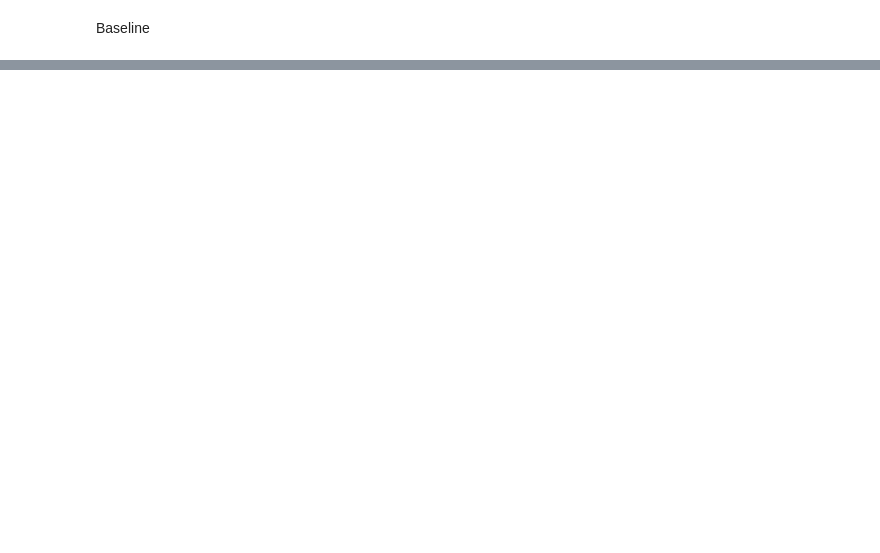
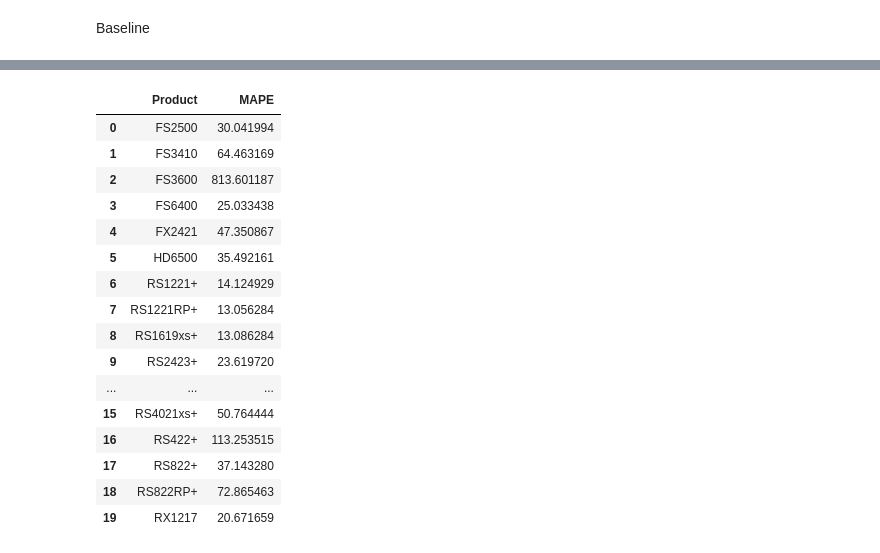
Before and after one commit to tonychu805/syno_bi, a Jupyter notebook: notebook/01_svr_rm_forecast.ipynb, the cells around one changed output, grey strips where cells are left out. Cells and saved outputs as stored; diff of their text form; code cells hidden in the pictures; blank space fills up the shorter version.

```diff
--- a/notebook/01_svr_rm_forecast.ipynb
+++ b/notebook/01_svr_rm_forecast.ipynb
@@ -122,0 +171,20 @@ MAPE: 6.98%
+# %%
+mape_df.head(20)
+# %% [output]
+|  | Product | MAPE |
+| 0 | FS2500 | 30.041994 |
+| 1 | FS3410 | 64.463169 |
+| 2 | FS3600 | 813.601187 |
+| 3 | FS6400 | 25.033438 |
+| 4 | FX2421 | 47.350867 |
+| 5 | HD6500 | 35.492161 |
+| 6 | RS1221+ | 14.124929 |
+| 7 | RS1221RP+ | 13.056284 |
+| 8 | RS1619xs+ | 13.086284 |
+| 9 | RS2423+ | 23.619720 |
+| ... | ... | ... |
+| 15 | RS4021xs+ | 50.764444 |
+| 16 | RS422+ | 113.253515 |
+| 17 | RS822+ | 37.143280 |
+| 18 | RS822RP+ | 72.865463 |
+| 19 | RX1217 | 20.671659 |
```
Also changed, not shown: parts of 16 cells of this notebook, 9 other files.
